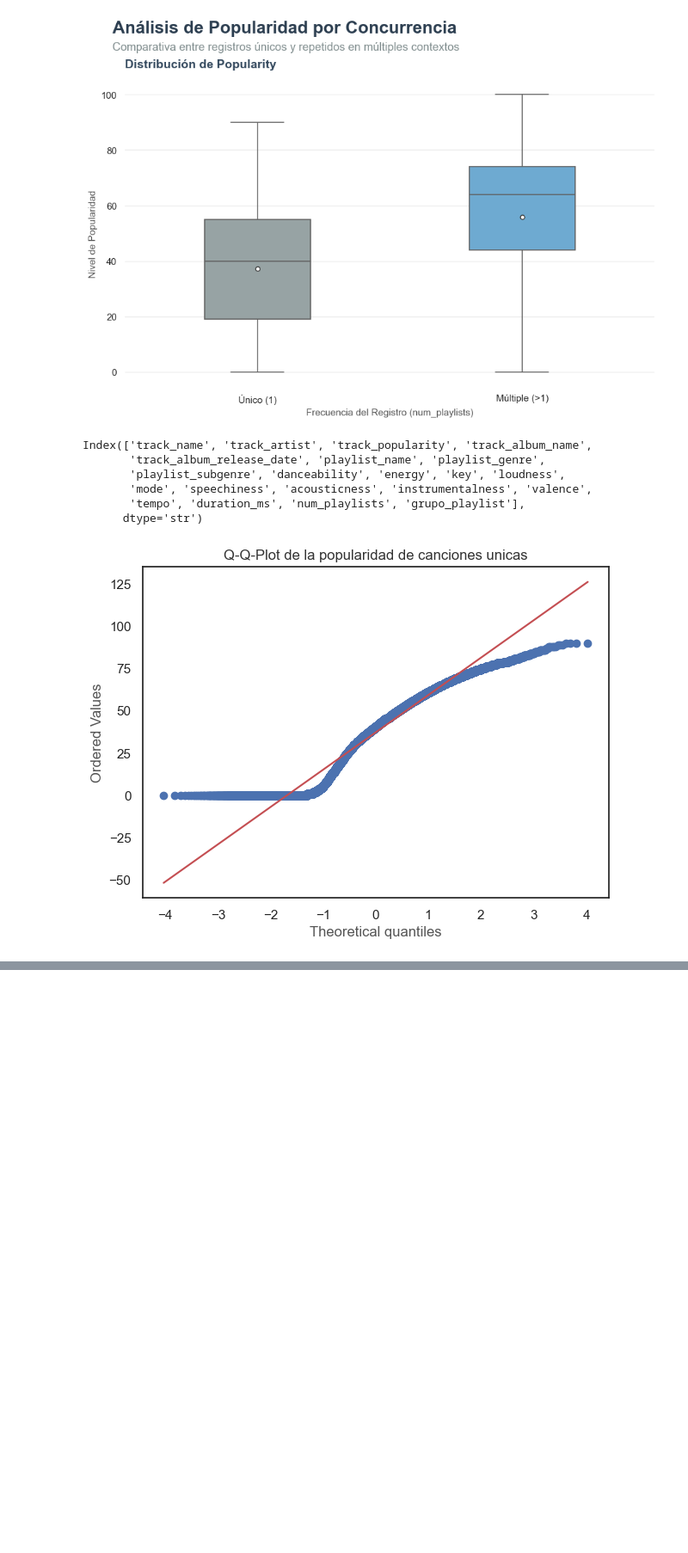
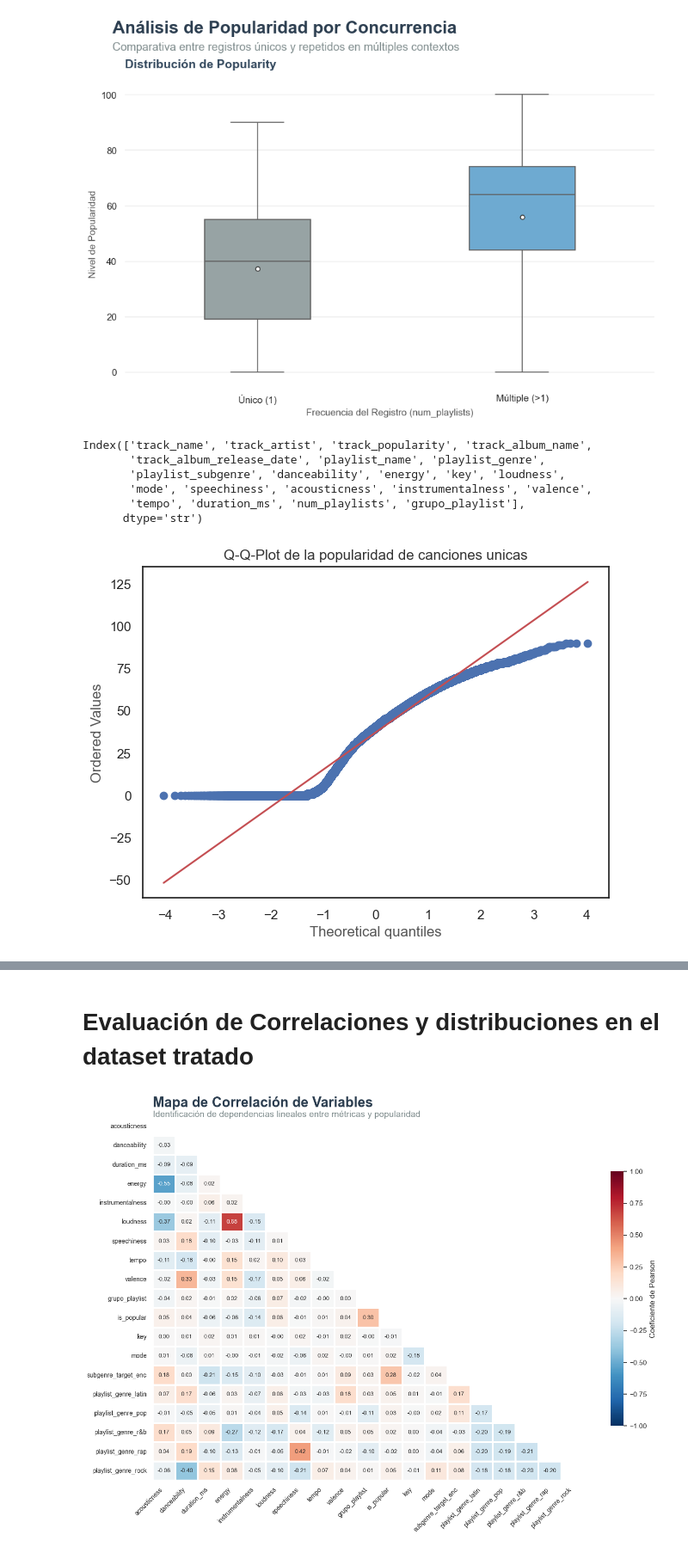
Before and after one commit to juanpablocarrillohortua/Proyecto_Data_Mining_UEC, a Jupyter notebook: notebooks/Data _Preparation_2nd_part.ipynb, the cells around one changed output, grey strips where cells are left out. Shown at 86% size. Drawn from its saved outputs; the diff is of its cells as text; code cells hidden in the pictures; blank space fills up the shorter version.

```diff
--- a/notebooks/Data _Preparation_2nd_part.ipynb
+++ b/notebooks/Data _Preparation_2nd_part.ipynb
@@ -397,0 +738,14 @@ plt.show()
+# %%
+df_completo = pd.concat([train, test]).sort_index()
+df_final = df_scaled.combine_first(df_completo)
+cols_adicionales = df_completo.columns.difference(df_scaled.columns)
+
+# Creamos el DF definitivo juntando las adicionales con las escaladas
+df_final = pd.concat([df_scaled, df_completo[cols_adicionales]], axis=1)
+# %%
+df_final.drop(columns=['track_popularity', 'playlist_subgenre'], inplace=True)
+# %%
+df_final.drop(columns=['num_playlists'], inplace=True)
+# %%
+df_final = pd.get_dummies(df_final, columns=['playlist_genre'], drop_first=True, dtype=int)
+df_final.head()
@@ -397,0 +779,47 @@ plt.show()
+# %% [markdown]
+# Evaluación de Correlaciones y distribuciones en el dataset tratado
+# %%
+# --- 1. CONFIGURACIÓN GLOBAL ---
+sns.set_theme(style="white", context="notebook")
+plt.rcParams['font.family'] = 'sans-serif'
+plt.rcParams['text.color'] = '#333333'
+
+# --- 2. CÁLCULO DE CORRELACIÓN ---
+# Calculamos la matriz de Pearson
+corr = df_final.corr()
+
+# Generamos una máscara para el triángulo superior (para evitar redundancia visual)
+mask = np.triu(np.ones_like(corr, dtype=bool))
+
+# --- 3. CREAR FIGURA ---
+fig, ax = plt.subplots(figsize=(14, 11))
+
+# TÍTULO ESTILO EDITORIAL
+fig.text(0.1, 0.90, "Mapa de Correlación de Variables", fontsize=22, fontweight='bold', color='#2c3e50')
+fig.text(0.1, 0.88, "Identificación de dependencias lineales entre métricas y popularidad", fontsize=14, color='#7f8c8d')
+
+# --- 4. DIBUJO DEL HEATMAP ---
+# Usamos una paleta divergente (RdBu_r) para ver claro lo positivo y negativo
+sns.heatmap(
+    corr,
+    mask=mask,
+    cmap='RdBu_r',
+    vmax=1, vmin=-1, center=0,
+    annot=True,          # Añade los valores numéricos
+    fmt=".2f",           # Dos decimales
+    linewidths=1.5,      # Espacio blanco entre celdas (estilo flat)
+    cbar_kws={"shrink": .7, "label": "Coeficiente de Pearson"},
+    ax=ax,
+    annot_kws={"size": 9}
+)
+
+# Estética de los ejes
+plt.xticks(rotation=45, ha='right', fontsize=10)
+plt.yticks(fontsize=10)
+
+# Ajuste de márgenes
+plt.subplots_adjust(top=0.88, left=0.1, right=0.95, bottom=0.15)
+
+plt.show()
+# %% [output]
+[figure, added]
```
Also changed, not shown: parts of 49 cells of this notebook.
